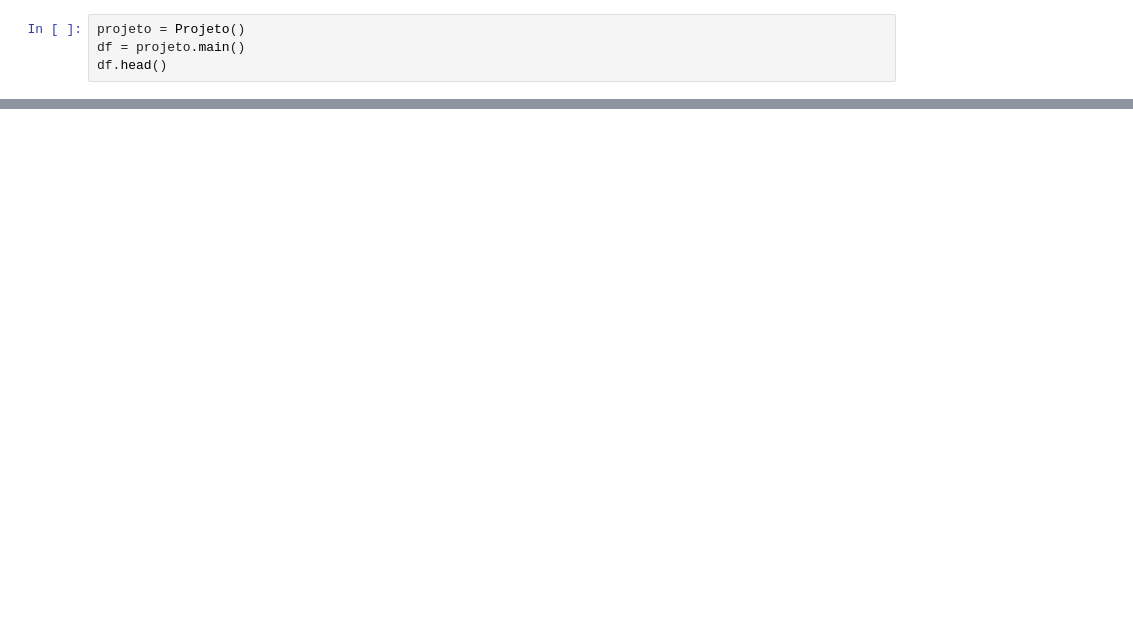
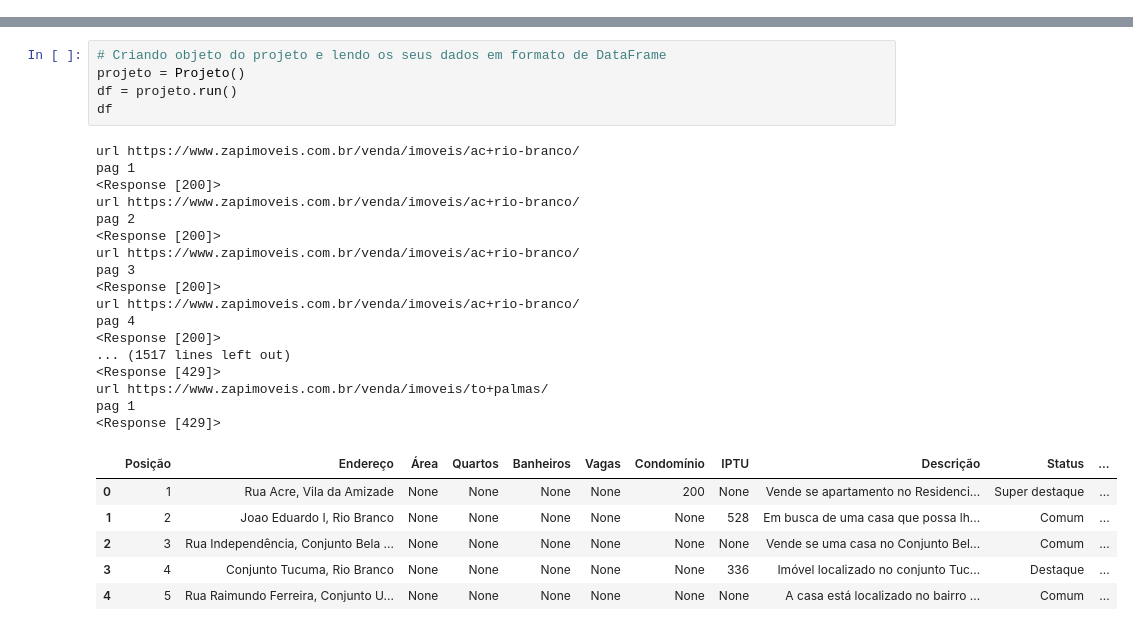
Before and after one commit to viniciusmm7/projeto-fontes-desestruturadas-e-web, a Jupyter notebook: Projeto.ipynb, the cells around one changed output, grey strips where cells are left out. Cells and saved outputs as stored; diff of their text form; blank space fills up the shorter version.

```diff
--- a/Projeto.ipynb
+++ b/Projeto.ipynb
@@ -220,4 +0,0 @@ class Projeto:
-# %%
-projeto = Projeto()
-df = projeto.main()
-df.head()
@@ -450,0 +265,29 @@ for i in memo_df.duplicated():
+# %%
+# Criando objeto do projeto e lendo os seus dados em formato de DataFrame
+projeto = Projeto()
+df = projeto.run()
+df
+# %% [output]
+url https://www.zapimoveis.com.br/venda/imoveis/ac+rio-branco/
+pag 1
+<Response [200]>
+url https://www.zapimoveis.com.br/venda/imoveis/ac+rio-branco/
+pag 2
+<Response [200]>
+url https://www.zapimoveis.com.br/venda/imoveis/ac+rio-branco/
+pag 3
+<Response [200]>
+url https://www.zapimoveis.com.br/venda/imoveis/ac+rio-branco/
+pag 4
+<Response [200]>
+... (1517 lines left out)
+<Response [429]>
+url https://www.zapimoveis.com.br/venda/imoveis/to+palmas/
+pag 1
+<Response [429]>
+|  | Posição | Endereço | Área | Quartos | Banheiros | Vagas | Condomínio | IPTU | Descrição | Status | ... |
+| 0 | 1 | Rua Acre, Vila da Amizade | None | None | None | None | 200 | None | Vende se apartamento no Residenci... | Super destaque | ... |
+| 1 | 2 | Joao Eduardo I, Rio Branco | None | None | None | None | None | 528 | Em busca de uma casa que possa lh... | Comum | ... |
+| 2 | 3 | Rua Independência, Conjunto Bela ... | None | None | None | None | None | None | Vende se uma casa no Conjunto Bel... | Comum | ... |
+| 3 | 4 | Conjunto Tucuma, Rio Branco | None | None | None | None | None | 336 | Imóvel localizado no conjunto Tuc... | Destaque | ... |
+| 4 | 5 | Rua Raimundo Ferreira, Conjunto U... | None | None | None | None | None | None | A casa está localizado no bairro ... | Comum | ... |
```
Also changed, not shown: parts of 81 cells of this notebook, 29 other files.
